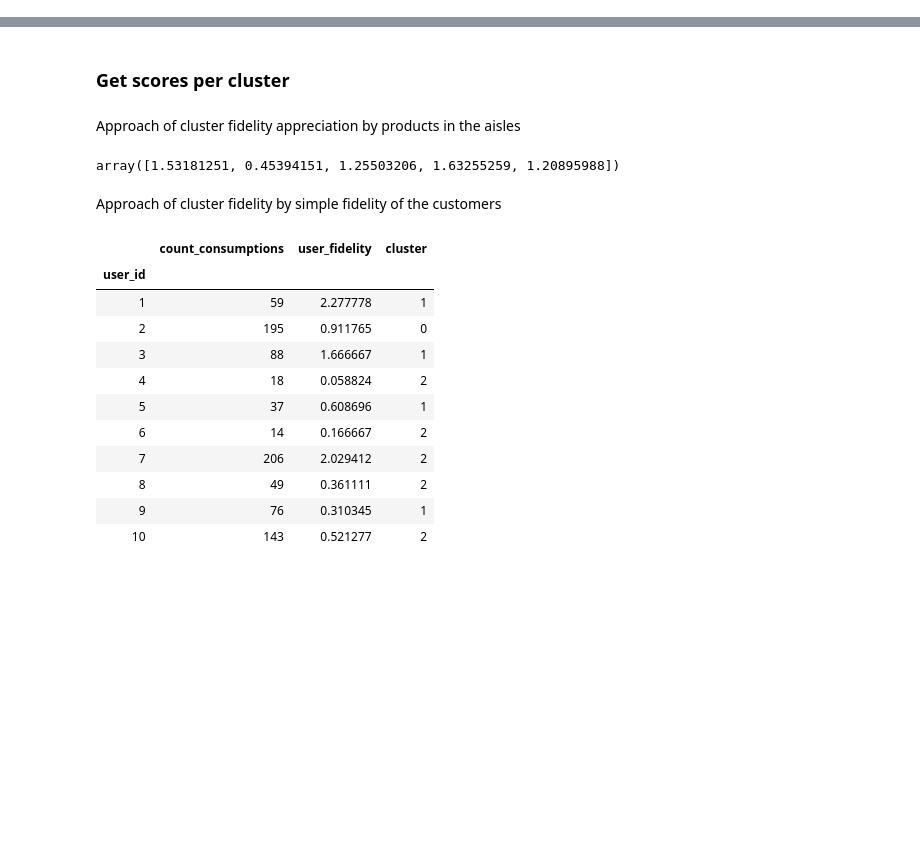
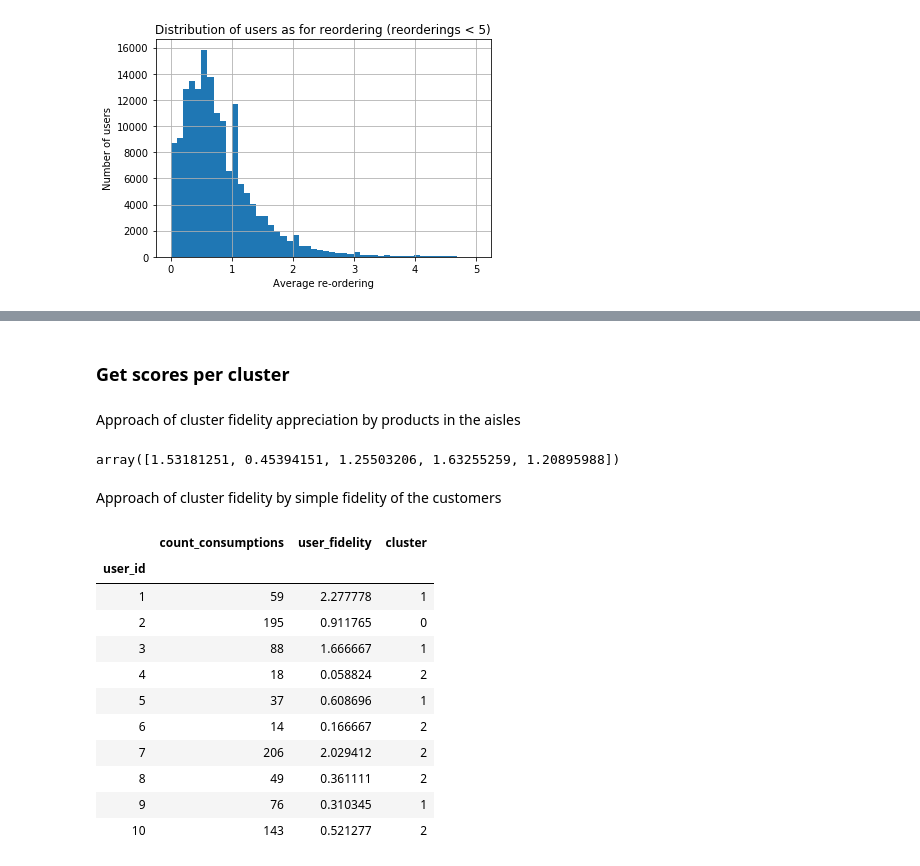
Before and after one commit to auriane81/epfl-ada-ada-2019-project-adax, a Jupyter notebook: project_Pierre.ipynb, the cells around one changed output, grey strips where cells are left out. Drawn from its saved outputs; the diff is of its cells as text; code cells hidden in the pictures; blank space fills up the shorter version.

```diff
--- a/project_Pierre.ipynb
+++ b/project_Pierre.ipynb
@@ -559,0 +7,10 @@ aisle_avg_quality.sort_values(by="aisle_score").tail(10)
+# %%
+orders = pd.read_csv('data/orders.csv', sep=',')
+aisles = pd.read_csv('data/aisles.csv', sep=',')
+products = pd.read_csv('data/products.csv', sep=',')
+history = pd.read_csv('data/order_products__prior.csv', sep=',')
+# %%
+consumptions = pd.merge(history, orders, on="order_id")
+consumptions = consumptions[["order_id","user_id","add_to_cart_order","reordered","order_number","product_id"]]
+consumptions["count"]=1
+consumptions.head()
@@ -559,0 +26,12 @@ aisle_avg_quality.sort_values(by="aisle_score").tail(10)
+# %%
+def get_user_fidelity(consumptions) :
+    fidelity = consumptions.groupby(["user_id","product_id"]).agg({'reordered': "sum"})
+    fidelity_per_user = fidelity.groupby("user_id").agg({'reordered':'mean'})
+    fidelity_per_user.columns=["user_fidelity"]
+    return fidelity_per_user
+
+def reliable_user_fidelity(consumptions, min_consumptions = 3):
+    nb_orders = consumptions.groupby(["user_id"]).agg({"order_number":"max"})
+    fidelity_per_user = get_user_fidelity(consumptions)
+    fidelity_and_reliability =pd.merge(fidelity_per_user,nb_orders, on = "user_id")
+    return fidelity_and_reliability[fidelity_and_reliability.order_number >= min_consumptions]
@@ -559,0 +40,7 @@ aisle_avg_quality.sort_values(by="aisle_score").tail(10)
+# %%
+min_consumptions = 3
+usr_fid = reliable_user_fidelity(consumptions, min_consumptions).sort_values(by='user_fidelity')
+nb_reliable_users =len(usr_fid)
+nb_users = max(consumptions.user_id)
+print(round(nb_reliable_users*100/nb_users,2),"% of the users consumed more at least three times.")
+usr_fid.head()
@@ -559,0 +56,9 @@ aisle_avg_quality.sort_values(by="aisle_score").tail(10)
+# %%
+usr_fid[["user_fidelity"]][usr_fid<5].hist(bins=50)
+ax = plt.gca()
+ax.set_xlabel("Average re-ordering")
+ax.set_ylabel("Number of users")
+ax.set_title("Distribution of users as for reordering (reorderings < 5)")
+plt.show()
+# %% [output]
+[figure, added]
```
Also changed, not shown: parts of 131 cells of this notebook.
